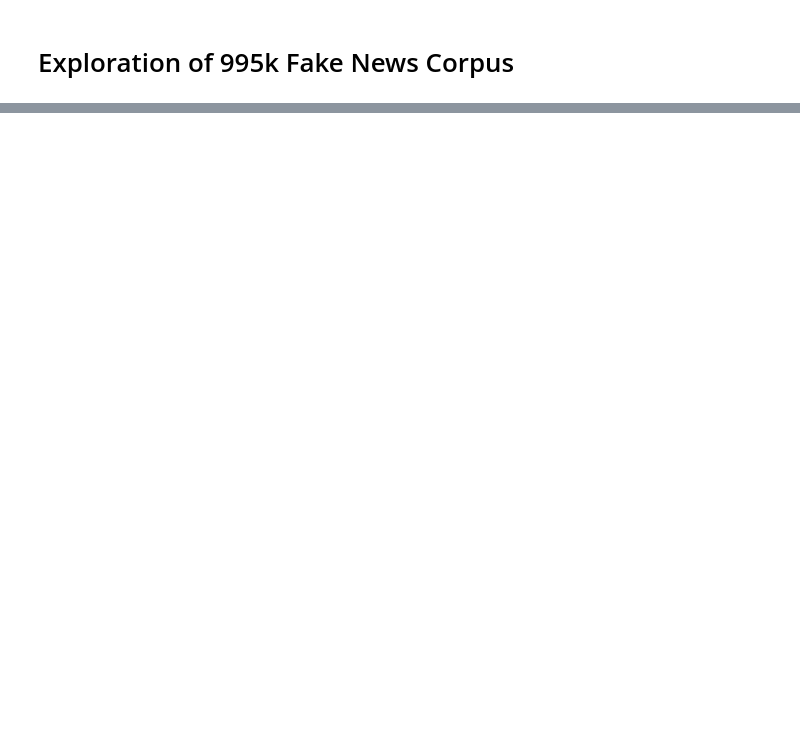
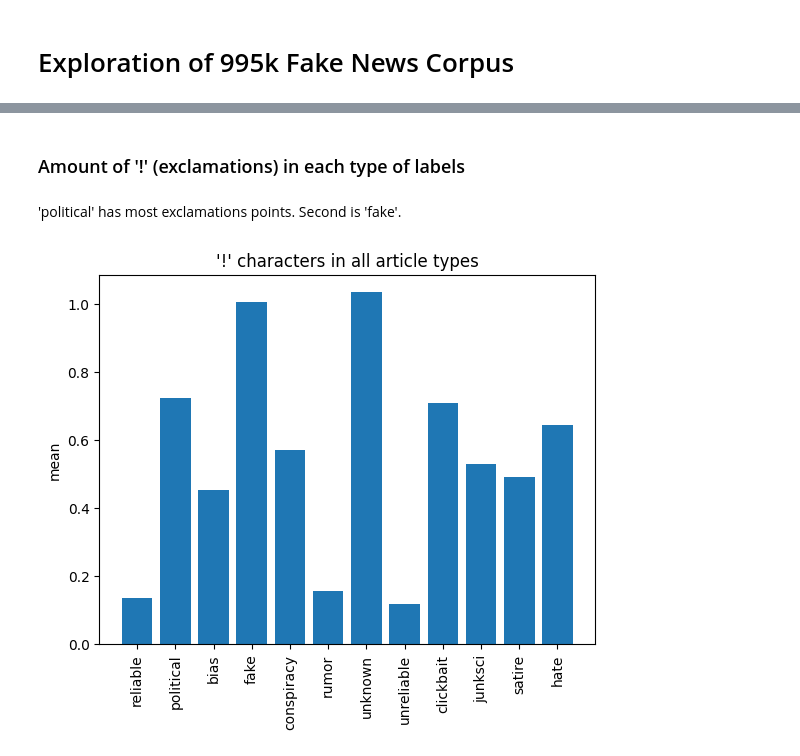
Before and after one commit to kdsoup/fake-news-project, a Jupyter notebook: exploration.ipynb, the cells around one changed output, grey strips where cells are left out. Saved outputs shown, nothing was run; the diff lists cells and outputs as text; code cells hidden in the pictures; blank space fills up the shorter version.

```diff
--- a/exploration.ipynb
+++ b/exploration.ipynb
@@ -19,0 +89,47 @@ print(type_dist)
+# %% [markdown]
+### Amount of '!' (exclamations) in each type of labels
+# %% [markdown]
+'political' has most exclamations points. Second is 'fake'.
+# %%
+import matplotlib.pyplot as plt
+
+char = '!'
+
+# copy dataframe
+exclm_data = raw_data.copy(deep=True)
+
+# get count sum of exclamation points in each article
+exclm_data['exclm_count'] = exclm_data['content'].str.count(char)
+
+# get total sum of exclamation points for each type (labels)
+types = ['reliable',
+         'political',
+         'bias',
+         'fake',
+         'conspiracy',
+         'rumor',
+         'unknown',
+         'unreliable',
+         'clickbait',
+         'junksci',
+         'satire',
+         'hate'
+         ]
+
+sums = []
+for type in types:
+    sum = (exclm_data[ (exclm_data['type'] == type)])['exclm_count'].mean()
+    sums.append(sum)
+
+# plot data
+fig, ax = plt.subplots()
+plt.xticks(rotation='vertical')
+
+ax.set_ylabel('mean')
+ax.set_title('\'!\' characters in all article types')
+
+ax.bar(types, sums)
+
+plt.show()
+# %% [output]
+[figure, added]
```
Also changed, not shown: parts of 33 cells of this notebook, 2 other files.
